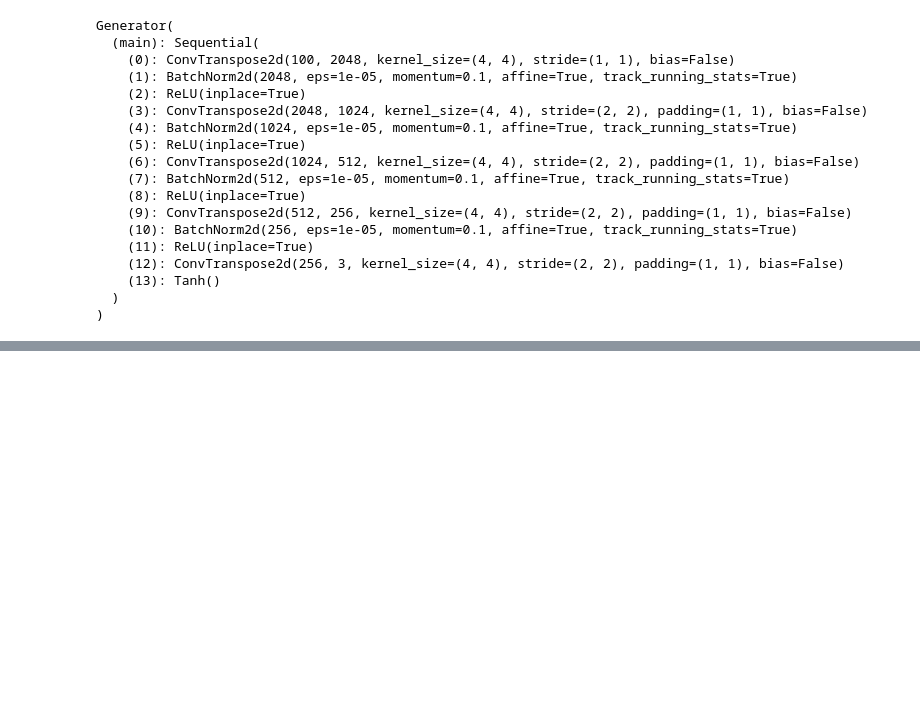
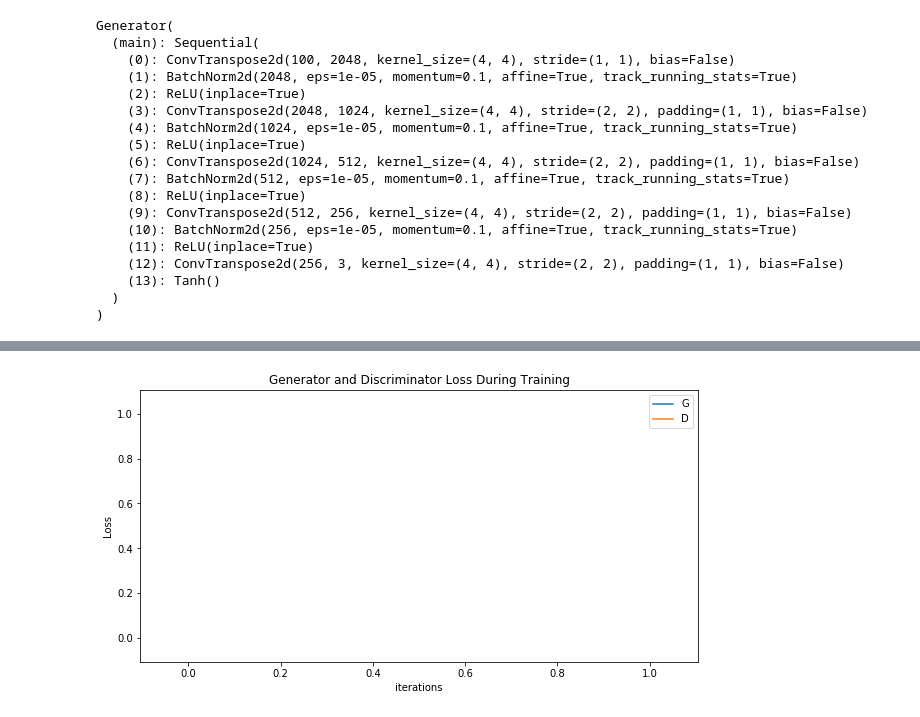
Before and after one commit to spiridonoff/Monet, a Jupyter notebook: main.ipynb, the cells around one changed output, grey strips where cells are left out. Saved outputs shown, nothing was run; the diff lists cells and outputs as text; code cells hidden in the pictures; blank space fills up the shorter version.

Commit message:
add training loop

```diff
--- a/main.ipynb
+++ b/main.ipynb
@@ -153,7 +155,15 @@ class Discriminator(nn.Module):
             nn.BatchNorm2d(ndf * 8),
             nn.LeakyReLU(0.2, inplace=True),
             # state size. (ndf*8) x 16 x 16
-            nn.Conv2d(ndf * 8, 1, 4, 1, 0, bias=False),
+#             nn.Conv2d(ndf*8, ndf*16, 4, 2, 1, bias=False),
+#             nn.BatchNorm2d(ndf * 16),
+#             nn.LeakyReLU(0.2, inplace=True),
+#             # state size. (ndf*16) x 8 x 8
+#             nn.Conv2d(ndf*16, ndf*32, 4, 2, 1, bias=False),
+#             nn.BatchNorm2d(ndf * 32),
+#             nn.LeakyReLU(0.2, inplace=True),
+#             # state size. (ndf*32) x 4 x 4
+            nn.Conv2d(ndf * 8, 1, 16, 1, 0, bias=False),
             nn.Sigmoid()
         )
 
@@ -241,0 +336,11 @@ optimizerG = optim.Adam(netG.parameters(), lr=lr, betas=(beta1, 0.999))
+# %%
+plt.figure(figsize=(10,5))
+plt.title("Generator and Discriminator Loss During Training")
+plt.plot(G_losses,label="G")
+plt.plot(D_losses,label="D")
+plt.xlabel("iterations")
+plt.ylabel("Loss")
+plt.legend()
+plt.show()
+# %% [output]
+[figure, added]
```
Also changed, not shown: parts of 5 cells of this notebook.
